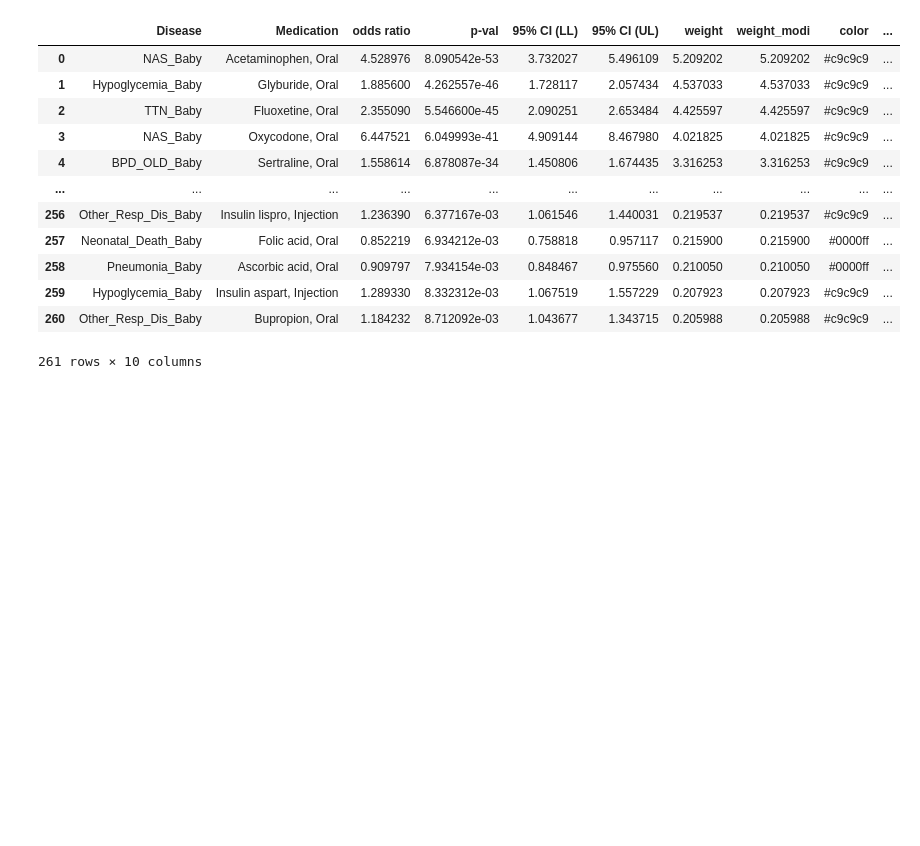
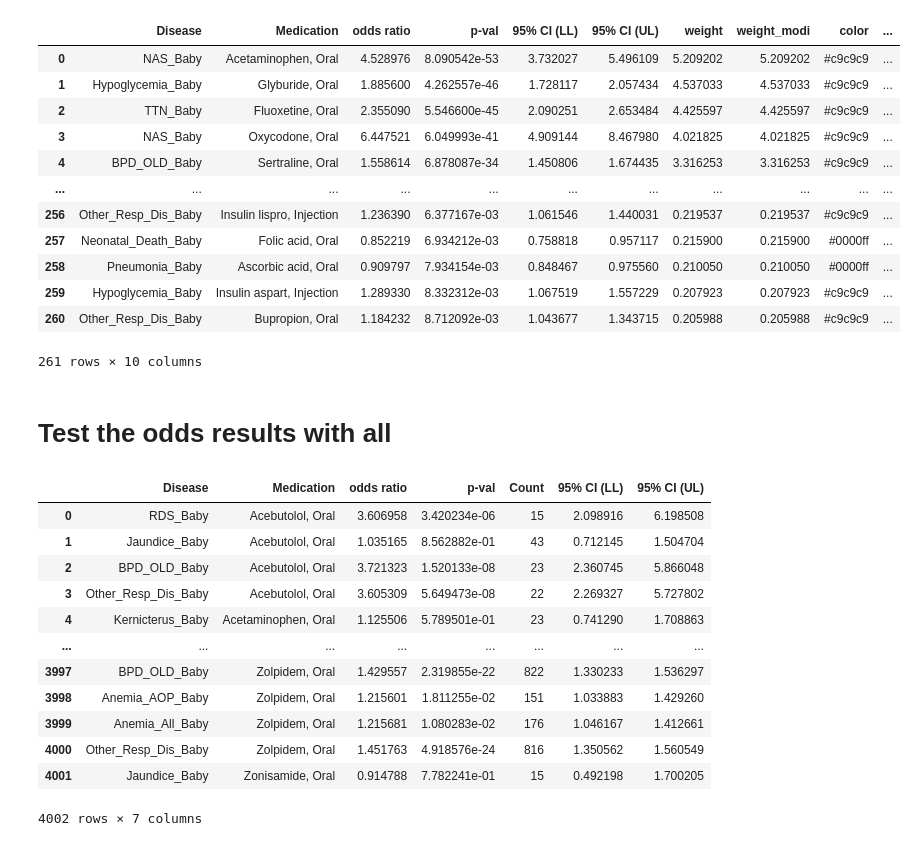
Before and after one commit to yerakim824/PregMedNet, a Jupyter notebook: Interactive_Webapp/Test_Previous_Formulas.ipynb, the cells around one changed output. Cells and saved outputs as stored; diff of their text form; code cells hidden in the pictures; blank space fills up the shorter version.

```diff
--- a/Interactive_Webapp/Test_Previous_Formulas.ipynb
+++ b/Interactive_Webapp/Test_Previous_Formulas.ipynb
@@ -1205,3 +1205,21 @@ See the caveats in the documentation: https://pandas.pydata.org/pandas-docs/stab
 # %%
 # '2024_reference_tables/CORRECTED_ADJ_ODDS_AUG2024.csv'
 adj_edge_df.to_csv('2024_reference_tables/adj_edges_modified.csv')
+# %% [markdown]
+# Test the odds results with all
+# %%
+pd.read_csv('2024_reference_tables/raw_or_all_nov2024.csv').drop(columns=['Unnamed: 0'])
+# %% [output]
+|  | Disease | Medication | odds ratio | p-val | Count | 95% CI (LL) | 95% CI (UL) |
+| 0 | RDS_Baby | Acebutolol, Oral | 3.606958 | 3.420234e-06 | 15 | 2.098916 | 6.198508 |
+| 1 | Jaundice_Baby | Acebutolol, Oral | 1.035165 | 8.562882e-01 | 43 | 0.712145 | 1.504704 |
+| 2 | BPD_OLD_Baby | Acebutolol, Oral | 3.721323 | 1.520133e-08 | 23 | 2.360745 | 5.866048 |
+| 3 | Other_Resp_Dis_Baby | Acebutolol, Oral | 3.605309 | 5.649473e-08 | 22 | 2.269327 | 5.727802 |
+| 4 | Kernicterus_Baby | Acetaminophen, Oral | 1.125506 | 5.789501e-01 | 23 | 0.741290 | 1.708863 |
+| ... | ... | ... | ... | ... | ... | ... | ... |
+| 3997 | BPD_OLD_Baby | Zolpidem, Oral | 1.429557 | 2.319855e-22 | 822 | 1.330233 | 1.536297 |
+| 3998 | Anemia_AOP_Baby | Zolpidem, Oral | 1.215601 | 1.811255e-02 | 151 | 1.033883 | 1.429260 |
+| 3999 | Anemia_All_Baby | Zolpidem, Oral | 1.215681 | 1.080283e-02 | 176 | 1.046167 | 1.412661 |
+| 4000 | Other_Resp_Dis_Baby | Zolpidem, Oral | 1.451763 | 4.918576e-24 | 816 | 1.350562 | 1.560549 |
+| 4001 | Jaundice_Baby | Zonisamide, Oral | 0.914788 | 7.782241e-01 | 15 | 0.492198 | 1.700205 |
+4002 rows × 7 columns
```
Also changed, not shown: parts of 1 cell of this notebook, 2 other files.
